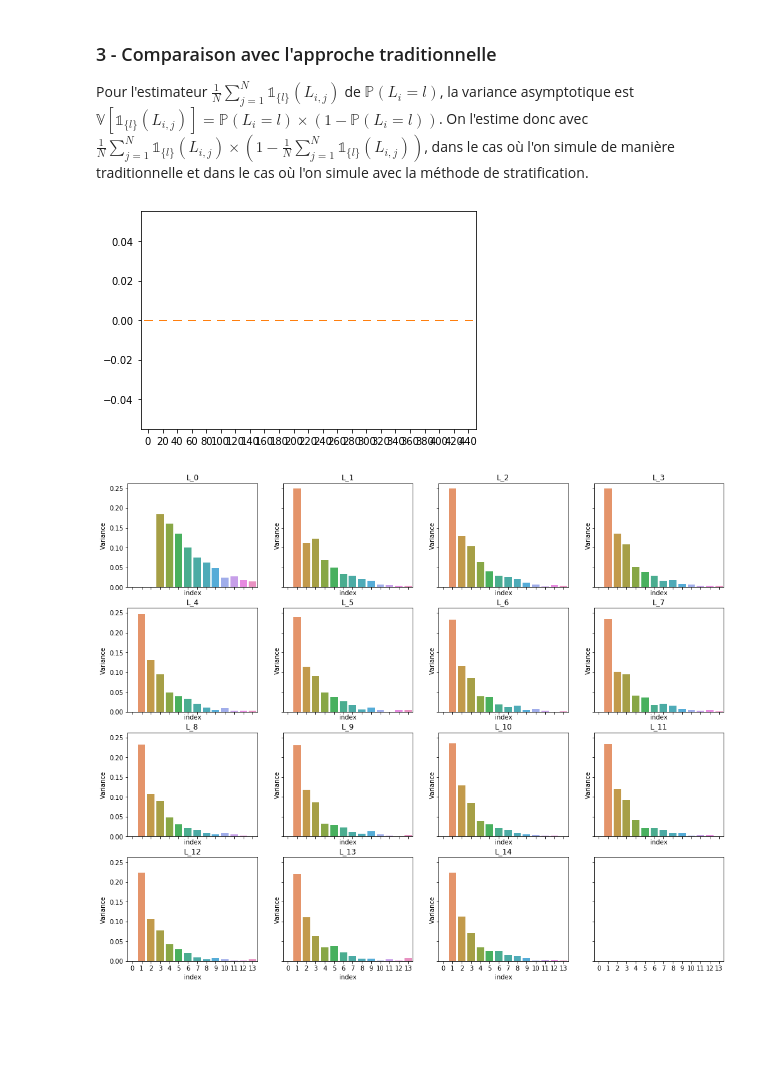
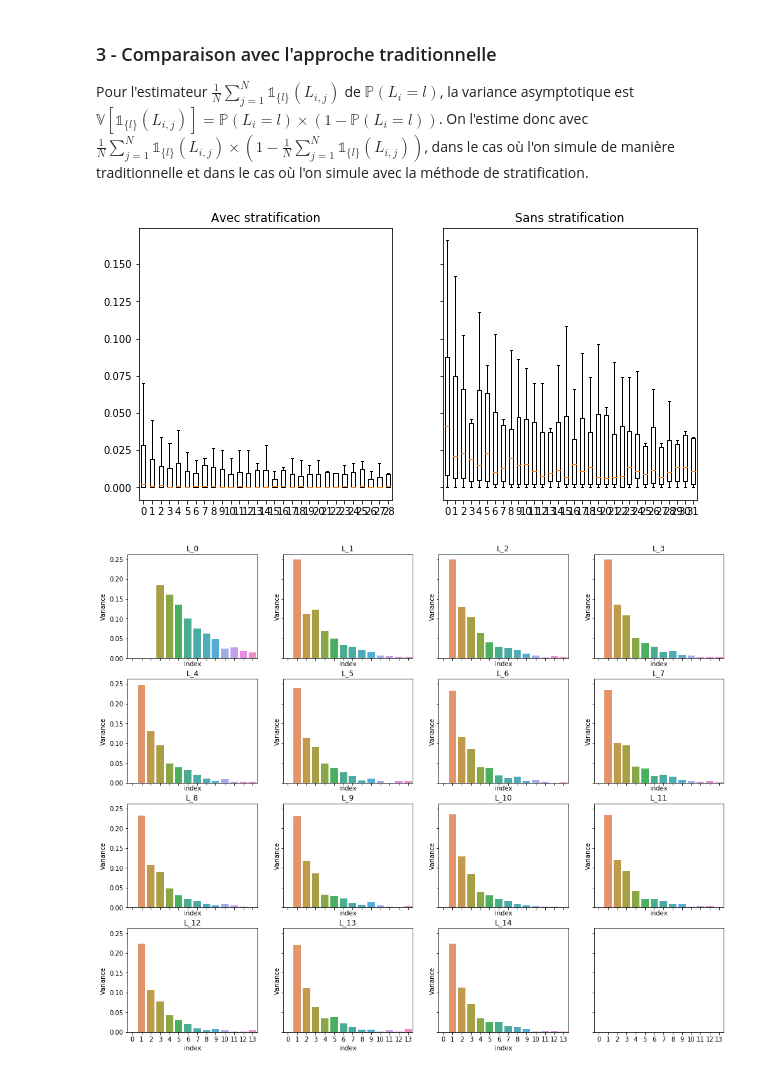
Before and after one commit to LittleBabyPanda/MCProject, a Jupyter notebook: MC_notebook.ipynb, the cells around one changed output. Drawn from its saved outputs; the diff is of its cells as text; code cells hidden in the pictures; blank space fills up the shorter version.

```diff
--- a/MC_notebook.ipynb
+++ b/MC_notebook.ipynb
@@ -170,7 +171,7 @@ def eli(d,T,X=False): # On ajoute une option pour pouvoir juste compter les L_i
 # %%
 ''' Résultats : plot des X_t et des L_i dans le cas d=2 '''
 
-d, T1, T2, T3 = 2, 100, 10000, 50000
+d, T1, T2, T3 = 2, 100, 1000, 5000
 
 x1, y1, x2, y2, x3, y3 = [], [], [], [], [], [] # Il n'y a que 2 dimensions dans ce cas
 X1, X2, X3 = ixte(d, T1), ixte(d, T2), ixte(d, T3)
@@ -192,9 +193,12 @@ fig, axs = plt.subplots(3,2,figsize=(12,5))
 
 axs[0,0].plot(x1,y1)
 axs[0,1].hist(L1, density=True)
+axs[0,1].set_yscale('log')
 axs[1,0].plot(x2,y2)
 axs[1,1].hist(L2, density=True)
+axs[1,1].set_yscale('log')
 axs[2,0].plot(x3,y3)
 axs[2,1].hist(L3, density=True)
+axs[2,1].set_yscale('log')
 plt.show()
 # %% [output]
@@ -232,7 +225,7 @@ Pour des raisons de performance, nous allons seulement simuler pour des longueur
 # %%
 ''' Création des N marches aléatoires X_tj '''
 
-N = 1000 # On détermine le nombre de marches aléatoires à simuler
+N = 500 # On détermine le nombre de marches aléatoires à simuler
 d = 2 # On se place en dimension 2
 T = 100 # On fixe un horizon de temps limité
 
@@ -469,9 +465,9 @@ def perm_ixte_formate(d,k,t):
 # %%
 ''' Calcul des L_ij - approche par troncature au plus petit échantillon '''
 
-T = 1000 # On commence par définir un horizon de temps T
+T = 100 # On commence par définir un horizon de temps T
 d = 2 # On établit également la dimension du problème
-k = 2000 # On crée l'entier k
+k = 200 # On crée l'entier k
 N = 2*d*k # = 8000, on se rapproche du cadre asymptotique
 
 perm_X_check = perm_ixte_formate(d,k,T).applymap(str)
@@ -493,8 +489,8 @@ for i in range(Q_perm): # Pour i allant de 0 à Q-1, on regroupe les L_i
 fig5, axs5 = plt.subplots(5, 5, figsize=(17,14), sharey=True, sharex=True)
 
 for i in range(24):
-    axs5[i//5,i%5].hist(perm_L_regroup[np.arange(0,Q_perm,20)[i]], density=True, color='darkred')
-    axs5[i//5,i%5].set_title("L_"+str(np.arange(0,Q_perm,20)[i]))
+    axs5[i//5,i%5].hist(perm_L_regroup[np.arange(0,Q_perm,)[i]], density=True, color='darkred')
+    axs5[i//5,i%5].set_title("L_"+str(np.arange(0,Q_perm)[i]))
 
 plt.show()
 # %% [output]
@@ -506,10 +502,15 @@ Pour l'estimateur $\frac{1}{N}\sum_{j=1}^{N}\mathbb{1}_{\{l\}}(L_{i,j})$ de $\ma
 # %%
 histos_perm = [np.histogram(perm_L_regroup[i], bins=range(Q_perm), density=True) for i in range(Q_perm)]
 
-plt.boxplot([histos_perm[i][0] for i in np.arange(0,Q_perm,20)],labels=np.arange(0,Q_perm,20), sym='')
+figbox, axbox = plt.subplots(1,2,figsize=(10,5),sharey=True)
+axbox[0].boxplot([histos_perm[i][0] for i in np.arange(0,Q_perm)],labels=np.arange(0,Q_perm), sym='')
+axbox[0].set_title('Avec stratification')
+axbox[1].boxplot([histos[i][0] for i in range(Q)],labels=range(Q),sym='')
+axbox[1].set_title('Sans stratification')
+
 plt.show()
 # %% [output]
-[figure, old version]
+[figure, new version]
 # %%
 ''' Calcul d'une approximation par équivalent empirique de la variance asymptotique '''
 
```
Also changed, not shown: parts of 17 cells of this notebook.
